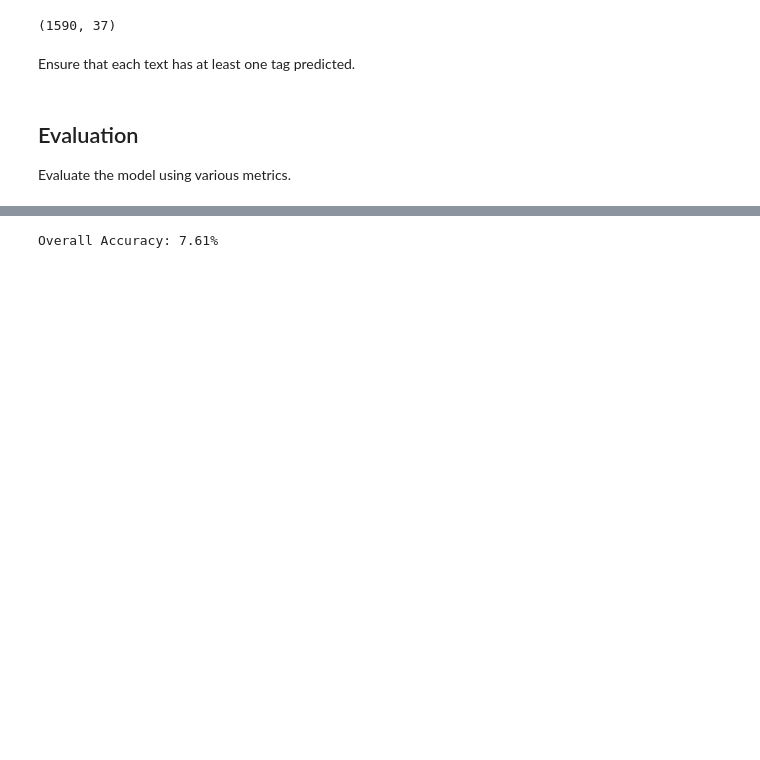
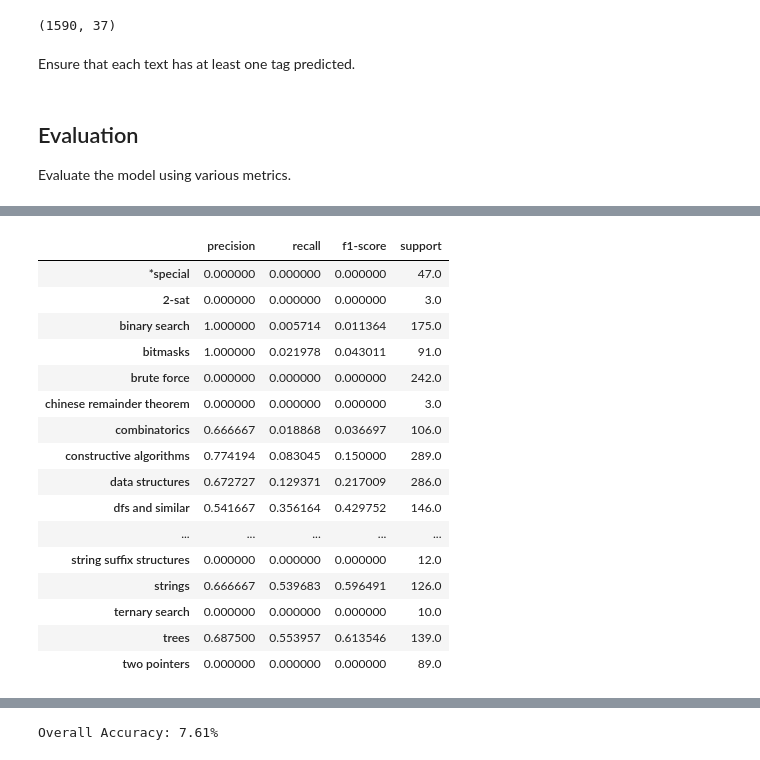
Before and after one commit to ARJ-Code/codeforce-tag-predictor, a Jupyter notebook: src/naive bayes model/naive-bayes-model.ipynb, the cells around one changed output, grey strips where cells are left out. Drawn from its saved outputs; the diff is of its cells as text; code cells hidden in the pictures; blank space fills up the shorter version.

```diff
--- a/src/naive bayes model/naive-bayes-model.ipynb
+++ b/src/naive bayes model/naive-bayes-model.ipynb
@@ -114,3 +120,24 @@ report_df
+# %%
+report_df.drop(avgs, axis=0, inplace=True)
+report_df
+# %% [output]
+|  | precision | recall | f1-score | support |
+| *special | 0.000000 | 0.000000 | 0.000000 | 47.0 |
+| 2-sat | 0.000000 | 0.000000 | 0.000000 | 3.0 |
+| binary search | 1.000000 | 0.005714 | 0.011364 | 175.0 |
+| bitmasks | 1.000000 | 0.021978 | 0.043011 | 91.0 |
+| brute force | 0.000000 | 0.000000 | 0.000000 | 242.0 |
+| chinese remainder theorem | 0.000000 | 0.000000 | 0.000000 | 3.0 |
+| combinatorics | 0.666667 | 0.018868 | 0.036697 | 106.0 |
+| constructive algorithms | 0.774194 | 0.083045 | 0.150000 | 289.0 |
+| data structures | 0.672727 | 0.129371 | 0.217009 | 286.0 |
+| dfs and similar | 0.541667 | 0.356164 | 0.429752 | 146.0 |
+| ... | ... | ... | ... | ... |
+| string suffix structures | 0.000000 | 0.000000 | 0.000000 | 12.0 |
+| strings | 0.666667 | 0.539683 | 0.596491 | 126.0 |
+| ternary search | 0.000000 | 0.000000 | 0.000000 | 10.0 |
+| trees | 0.687500 | 0.553957 | 0.613546 | 139.0 |
+| two pointers | 0.000000 | 0.000000 | 0.000000 | 89.0 |
 # %%
 plt.figure(figsize=(10, 6))
 sns.barplot(x=report_df.index, y='precision', data=report_df)
```
Also changed, not shown: parts of 8 cells of this notebook.
